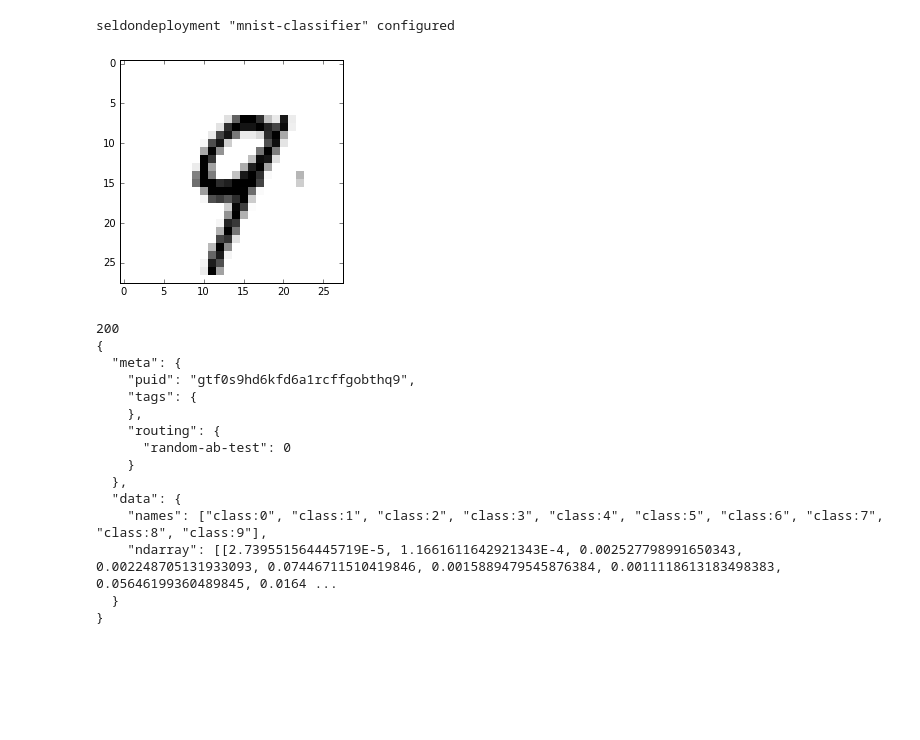
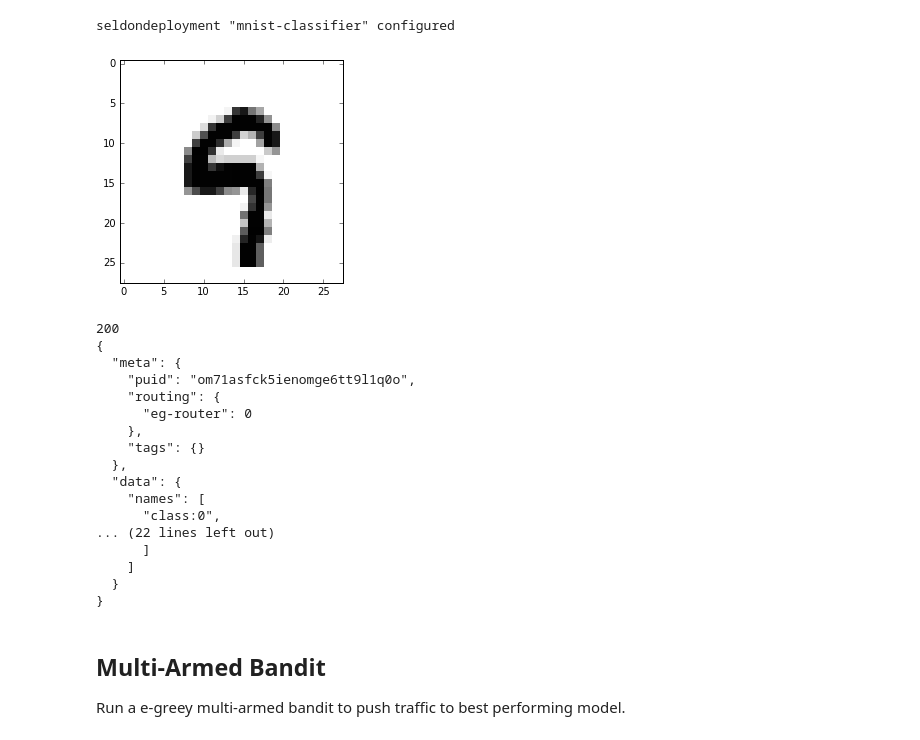
Before and after one commit to kubeflow/example-seldon, a Jupyter notebook: notebooks/example.ipynb, the cells around one changed output. Drawn from its saved outputs; the diff is of its cells as text; code cells hidden in the pictures; blank space fills up the shorter version.

```diff
--- a/notebooks/example.ipynb
+++ b/notebooks/example.ipynb
@@ -257,24 +273,33 @@ data {
 !kubectl apply -f ../k8s_serving/ab_test_sklearn_tensorflow.json
 # %% [output]
 seldondeployment "mnist-classifier" configured
-# %%
-chosen=2
-gen_image(batch_xs[chosen]).show()
-rest_request("mnist-classifier",batch_xs[chosen].reshape((1,784)))
-# %% [output]
-[figure, removed]
-200
-{
-  "meta": {
-    "puid": "gtf0s9hd6kfd6a1rcffgobthq9",
-    "tags": {
-    },
-    "routing": {
-      "random-ab-test": 0
-    }
-  },
-  "data": {
-    "names": ["class:0", "class:1", "class:2", "class:3", "class:4", "class:5", "class:6", "class:7", "class:8", "class:9"],
-    "ndarray": [[2.739551564445719E-5, 1.1661611642921343E-4, 0.002527798991650343, 0.002248705131933093, 0.07446711510419846, 0.0015889479545876384, 0.0011118613183498383, 0.05646199360489845, 0.0164 ...
-  }
-}
+# %%
+batch_xs, batch_ys = mnist.train.next_batch(1)
+chosen=0
+gen_image(batch_xs[chosen]).show()
+data = batch_xs[chosen].reshape((1,784))
+request = {"data":{"ndarray":data.tolist()}}
+predictions = rest_request("mnist-classifier",request)
+print(json.dumps(predictions, indent=2))
+# %% [output]
+[figure, added]
+200
+{
+  "meta": {
+    "puid": "om71asfck5ienomge6tt9l1q0o",
+    "routing": {
+      "eg-router": 0
+    },
+    "tags": {}
+  },
+  "data": {
+    "names": [
+      "class:0",
+... (22 lines left out)
+      ]
+    ]
+  }
+}
+# %% [markdown]
+## Multi-Armed Bandit
+Run a e-greey multi-armed bandit to push traffic to best performing model.
```
Also changed, not shown: parts of 5 cells of this notebook, 1 other file.
